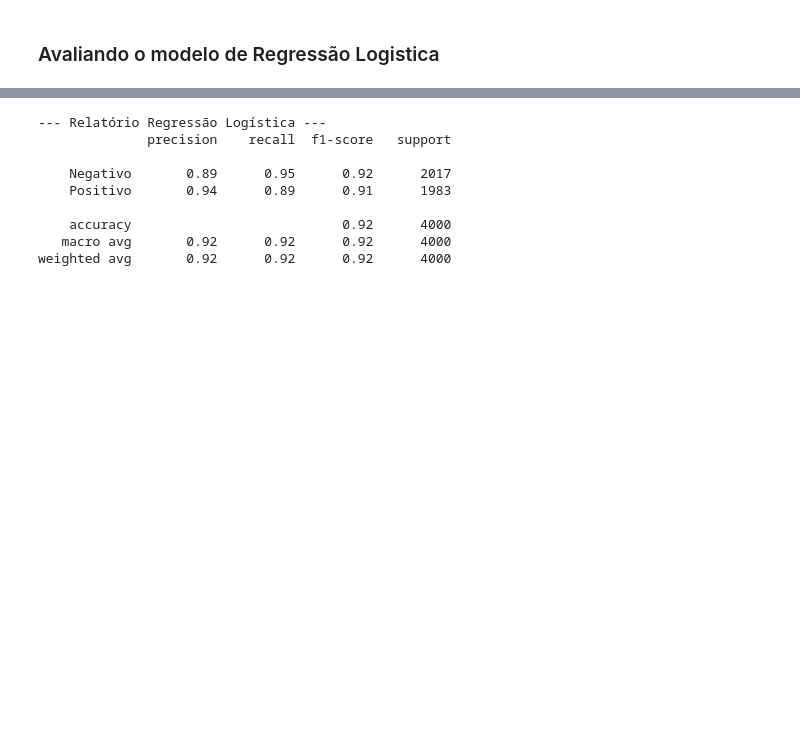
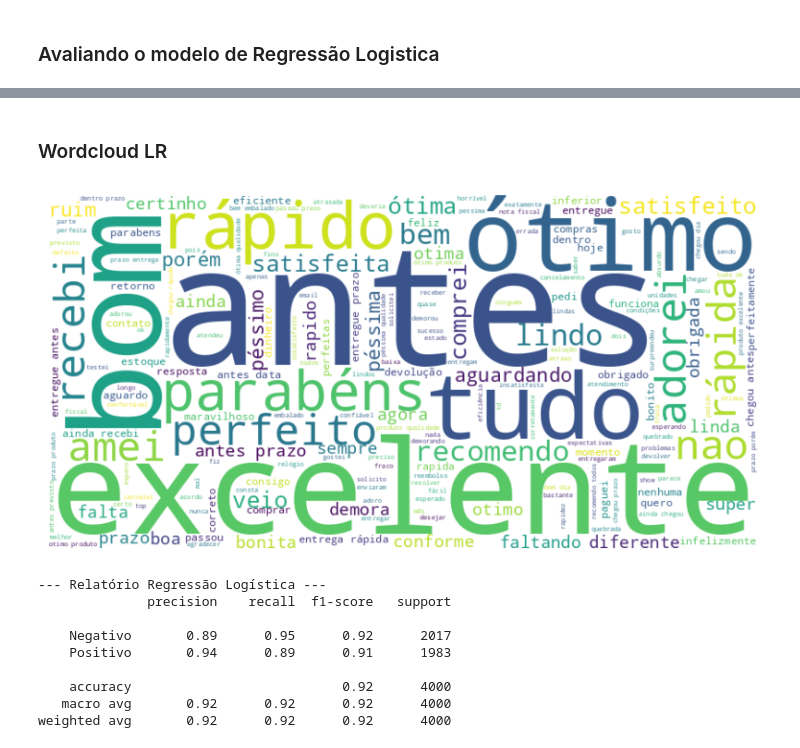
Before and after one commit to ONE-sentiment-analysis/One_sentiment_analysis_model, a Jupyter notebook: src/notebooks/00_One_sentiment_analysis_model.ipynb, the cells around one changed output, grey strips where cells are left out. Drawn from its saved outputs; the diff is of its cells as text; code cells hidden in the pictures; blank space fills up the shorter version.

```diff
--- a/src/notebooks/00_One_sentiment_analysis_model.ipynb
+++ b/src/notebooks/00_One_sentiment_analysis_model.ipynb
@@ -543,3 +560,21 @@ plt.savefig("../resources/img/004_matriz_confusao_LR.png")
+# %% [markdown]
+### Wordcloud LR
+# %%
+from wordcloud import WordCloud
+
+# criar um dicionario de pesos para a nuvem
+pesos_dict = dict(zip(df_pesos['Palavra'], df_pesos['Peso'].abs()))
+
+wc = WordCloud(width=800, height=400, background_color='white').generate_from_frequencies(pesos_dict)
+
+plt.figure(figsize=(10, 5))
+plt.imshow(wc, interpolation='bilinear')
+plt.axis('off')
+plt.savefig("../resources/img/006_wordcloud_LR.png", dpi=300, bbox_inches='tight')
+plt.show()
+plt.close()
+# %% [output]
+[figure, added]
 # %%
 # avaliar os resultados
 print("--- Relatório Regressão Logística ---")
```
Also changed, not shown: parts of 14 cells of this notebook, 10 other files.
